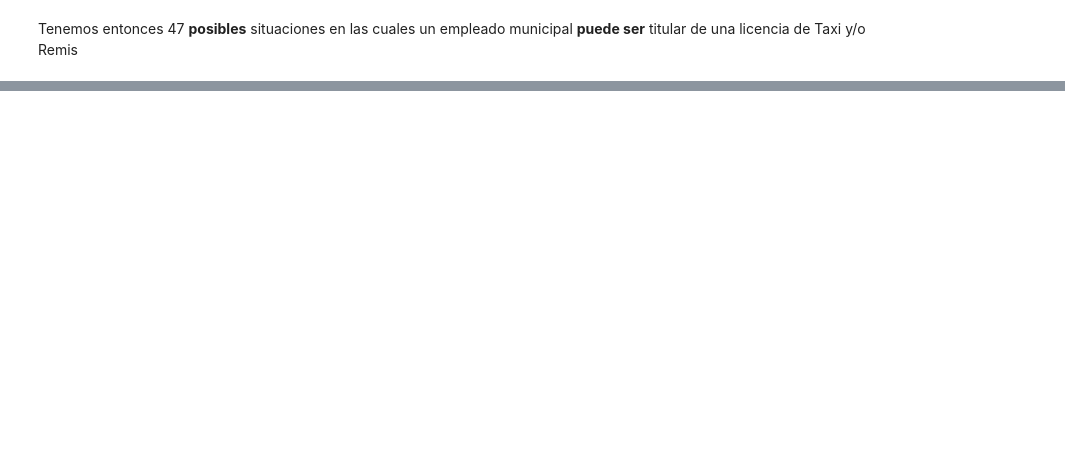
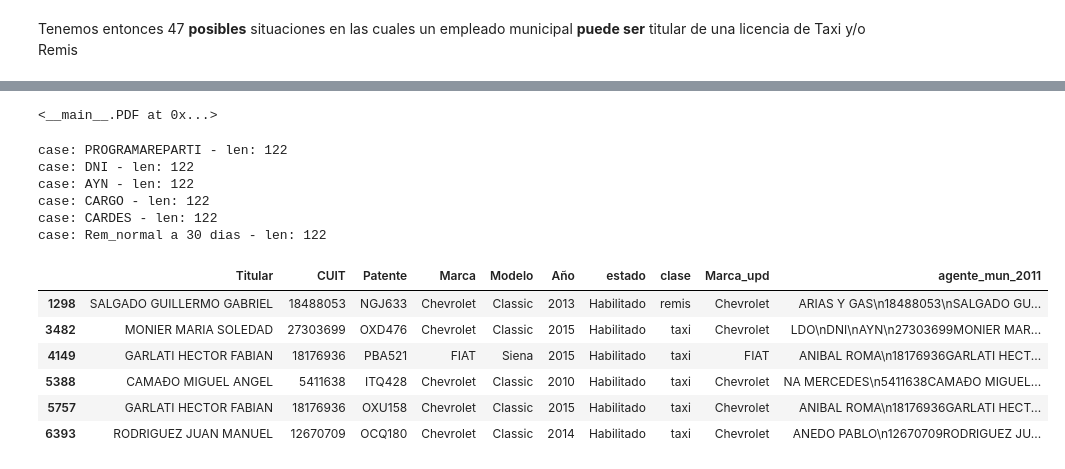
Before and after one commit to felixlapalma/datos_abiertos, a Jupyter notebook: remises_taxis_cba/taxis_remises_cba.ipynb, the cells around one changed output, grey strips where cells are left out. Cells and saved outputs as stored; diff of their text form; code cells hidden in the pictures; blank space fills up the shorter version.

```diff
--- a/remises_taxis_cba/taxis_remises_cba.ipynb
+++ b/remises_taxis_cba/taxis_remises_cba.ipynb
@@ -608,0 +645,39 @@ Tenemos entonces 47 **posibles** situaciones en las cuales un empleado municipal
+# %%
+# Definimos algunas funciones axiliares
+def inStr_idx(textin,strLst):
+    s_id_ini=[]
+    s_id_end=[]
+    for s in strLst:
+        s_len=len(s)
+        if str.find(textin,s)!=-1:
+            s_id_ini.append(str.find(textin,s))
+            s_id_end.append(str.find(textin,s)+s_len)
+        else:
+            s_id_ini.append(-1)
+            s_id_end.append(-1)
+    return s_id_ini,s_id_end
+
+def getNums(xStr):
+    """
+    Number extractor from string
+    Based on https://stackoverflow.com/questions/4289331/python-extract-numbers-from-a-string
+    """
+    listNum=re.findall("[-+]?[.]?[\d]+(?:,\d\d\d)*[\.]?\d*(?:[eE][-+]?\d+)?", xStr)
+    return listNum
+
+def get_partial_str(str_in,str2look):
+    str_pos=str.find(str_in,str2look)
+    if str_pos!=-1:
+        # check full match
+        numlist=getNums(str_in[str_pos-3:str_pos+10])
+        if numlist[0]==str2look:
+            return str_in[str_pos-12:str_pos+40]
+        else:
+            return -1
+    else:
+        return -1
+# %%
+# Si observamos el pdf brevemente
+PDF('data/SUELDOS_muni_2011.pdf',size=(1200,650))
+# %% [output]
+<__main__.PDF at 0x...>
@@ -608,0 +687,34 @@ Tenemos entonces 47 **posibles** situaciones en las cuales un empleado municipal
+# %%
+# Deberiamos Tener 122 instancias (Cantidad de paginas del PDF)
+# https://stackoverflow.com/questions/4664850/find-all-occurrences-of-a-substring-in-python
+import re
+aux_dic={}
+for case in cases:
+    aux_dic[case]=[m.start() for m in re.finditer(case, extracted_text)]
+for k in aux_dic.keys():
+    print('case: {:s} - len: {}'.format(k,len(aux_dic[k])))
+# %% [output]
+case: PROGRAMAREPARTI - len: 122
+case: DNI - len: 122
+case: AYN - len: 122
+case: CARGO - len: 122
+case: CARDES - len: 122
+case: Rem_normal a 30 dias - len: 122
+# %%
+# OK! Y Ahora volvemos al DataFrame
+pd_cat_check=pd_cat_raw[~pd_cat_raw.CUIT.isnull()].copy()
+pd_cat_check['CUIT']=pd_cat_check.CUIT.astype(np.int)
+pd_cat_check=pd_cat_check[pd_cat_check['CUIT']>0].copy()
+
+# Buscamos las conincidencias en el texto parseado en base al DOCUMENTO
+pd_cat_check['agente_mun_2011']=pd_cat_check.CUIT.apply(lambda x: get_partial_str(extracted_text,str(x)))
+# Y vemos que obtenemos
+pd_cat_check[pd_cat_check['agente_mun_2011']!=-1]
+# %% [output]
+|  | Titular | CUIT | Patente | Marca | Modelo | Año | estado | clase | Marca_upd | agente_mun_2011 |
+| 1298 | SALGADO GUILLERMO GABRIEL | 18488053 | NGJ633 | Chevrolet | Classic | 2013 | Habilitado | remis | Chevrolet | ARIAS Y GAS\n18488053\nSALGADO GU... |
+| 3482 | MONIER MARIA SOLEDAD | 27303699 | OXD476 | Chevrolet | Classic | 2015 | Habilitado | taxi | Chevrolet | LDO\nDNI\nAYN\n27303699MONIER MAR... |
+| 4149 | GARLATI HECTOR FABIAN | 18176936 | PBA521 | FIAT | Siena | 2015 | Habilitado | taxi | FIAT | ANIBAL ROMA\n18176936GARLATI HECT... |
+| 5388 | CAMAÐO MIGUEL ANGEL | 5411638 | ITQ428 | Chevrolet | Classic | 2010 | Habilitado | taxi | Chevrolet | NA MERCEDES\n5411638CAMAÐO MIGUEL... |
+| 5757 | GARLATI HECTOR FABIAN | 18176936 | OXU158 | Chevrolet | Classic | 2015 | Habilitado | taxi | Chevrolet | ANIBAL ROMA\n18176936GARLATI HECT... |
+| 6393 | RODRIGUEZ JUAN MANUEL | 12670709 | OCQ180 | Chevrolet | Classic | 2014 | Habilitado | taxi | Chevrolet | ANEDO PABLO\n12670709RODRIGUEZ JU... |
```
Also changed, not shown: parts of 25 cells of this notebook, 4 other files.
